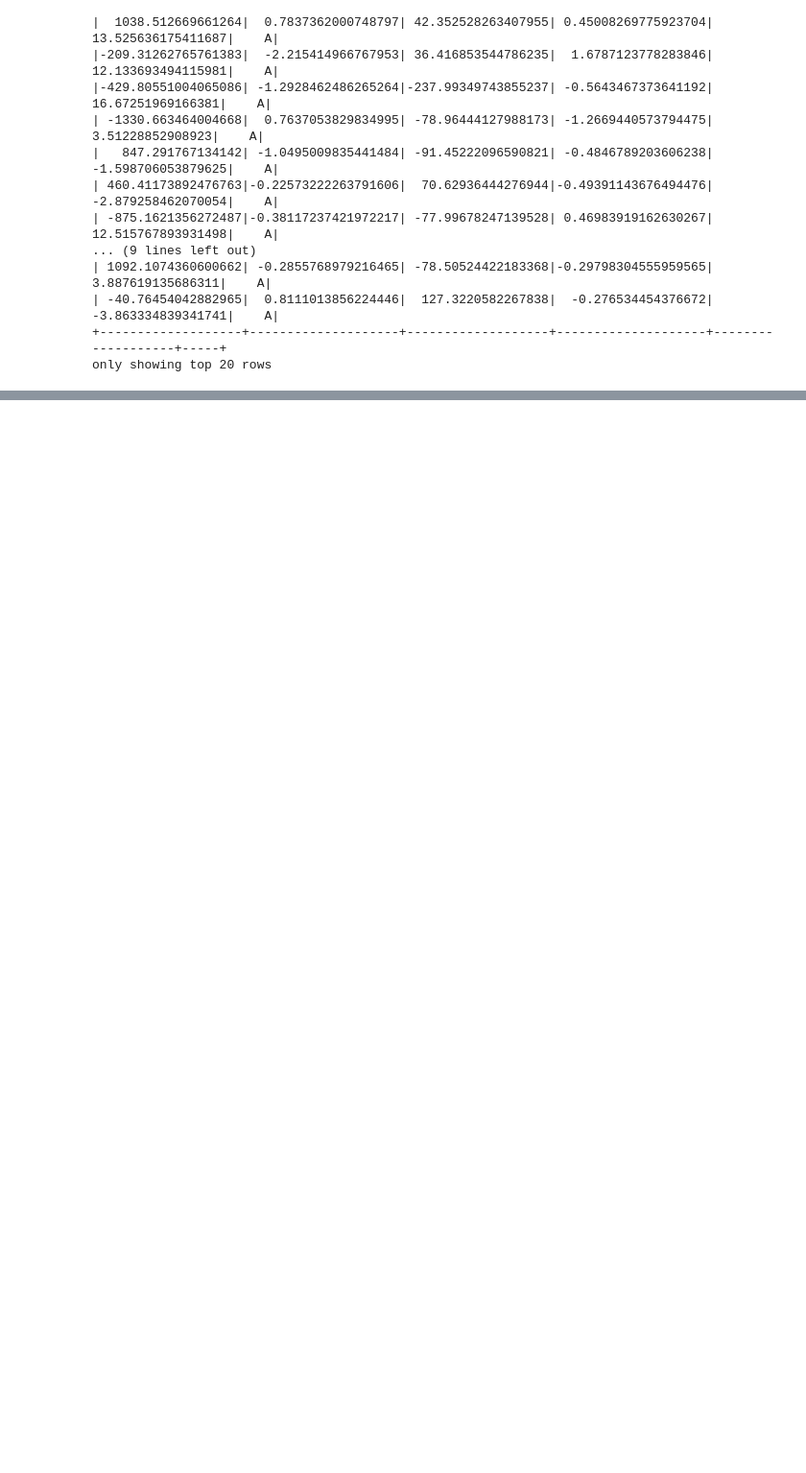
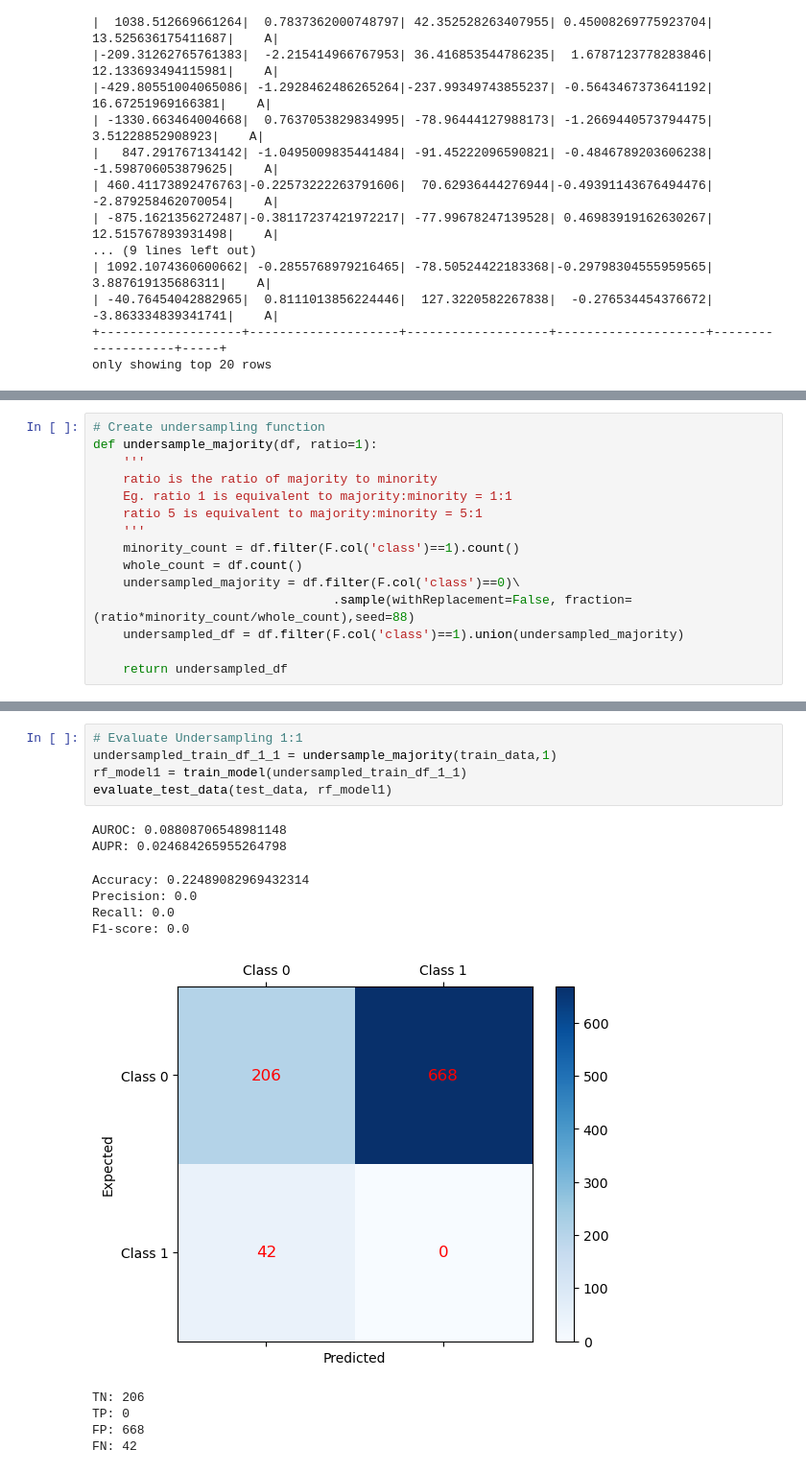
Before and after one commit to LimSzeZhong/medium_files, a Jupyter notebook: 20231109 Class Imbalance 1.ipynb, the cells around one changed output, grey strips where cells are left out. Shown: that part at 96% size. Cells and saved outputs as stored; diff of their text form; blank space fills up the shorter version.

```diff
--- a/20231109 Class Imbalance 1.ipynb
+++ b/20231109 Class Imbalance 1.ipynb
@@ -114,0 +358,15 @@ only showing top 20 rows
+# %%
+# Create undersampling function
+def undersample_majority(df, ratio=1):
+    '''
+    ratio is the ratio of majority to minority
+    Eg. ratio 1 is equivalent to majority:minority = 1:1
+    ratio 5 is equivalent to majority:minority = 5:1
+    '''
+    minority_count = df.filter(F.col('class')==1).count()
+    whole_count = df.count()
+    undersampled_majority = df.filter(F.col('class')==0)\
+                                .sample(withReplacement=False, fraction=(ratio*minority_count/whole_count),seed=88)
+    undersampled_df = df.filter(F.col('class')==1).union(undersampled_majority)
+
+    return undersampled_df
@@ -114,0 +427,17 @@ only showing top 20 rows
+# %%
+# Evaluate Undersampling 1:1
+undersampled_train_df_1_1 = undersample_majority(train_data,1)
+rf_model1 = train_model(undersampled_train_df_1_1)
+evaluate_test_data(test_data, rf_model1)
+# %% [output]
+AUROC: 0.08808706548981148
+AUPR: 0.024684265955264798
+Accuracy: 0.22489082969432314
+Precision: 0.0
+Recall: 0.0
+F1-score: 0.0
+[figure, added]
+TN: 206
+TP: 0
+FP: 668
+FN: 42
```
Also changed, not shown: parts of 38 cells of this notebook.
